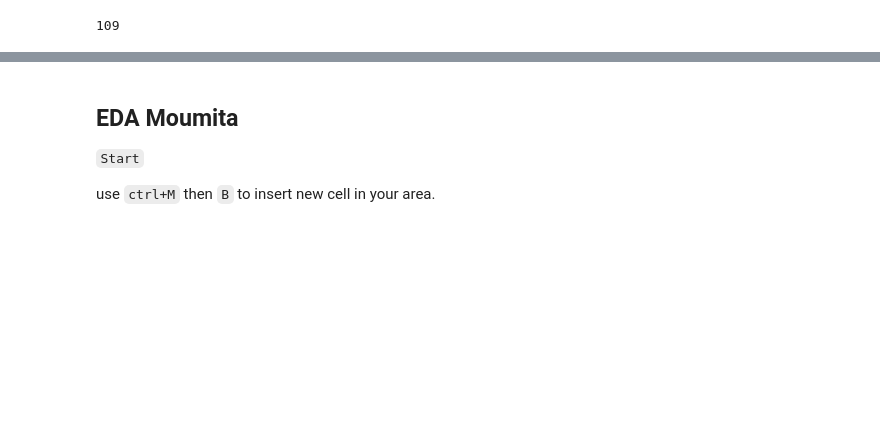
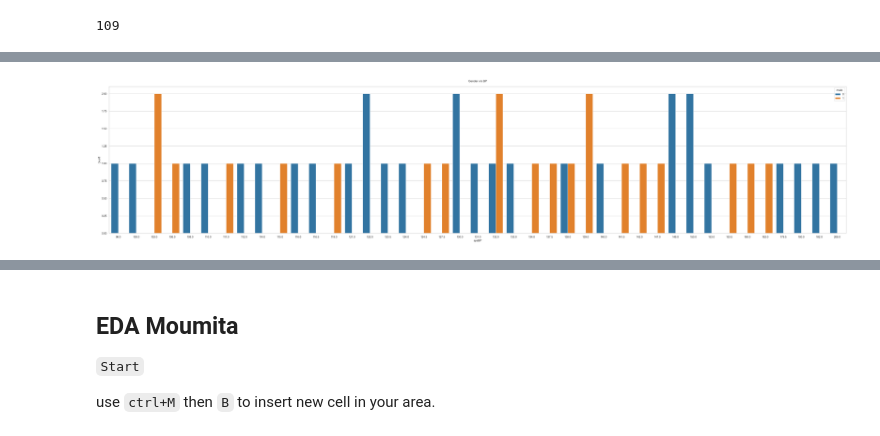
Before and after one commit to SubhodipRoy161101/heart_disease_predictor, a Jupyter notebook: Heart_Disease_Predictor.ipynb, the cells around one changed output, grey strips where cells are left out. Drawn from its saved outputs; the diff is of its cells as text; code cells hidden in the pictures; blank space fills up the shorter version.

```diff
--- a/Heart_Disease_Predictor.ipynb
+++ b/Heart_Disease_Predictor.ipynb
@@ -453,0 +431,7 @@ sns.countplot(x = df.diabetes ,hue=df.TenYearCHD, palette = 'inferno')
+# %%
+plt.figure(figsize=(50,10))
+sns.countplot(data= df, x=df.sysBP[:50],hue=df.male)
+plt.title('Gender v/s BP\n')
+plt.show()
+# %% [output]
+[figure, added]
```
Also changed, not shown: parts of 48 cells of this notebook.
